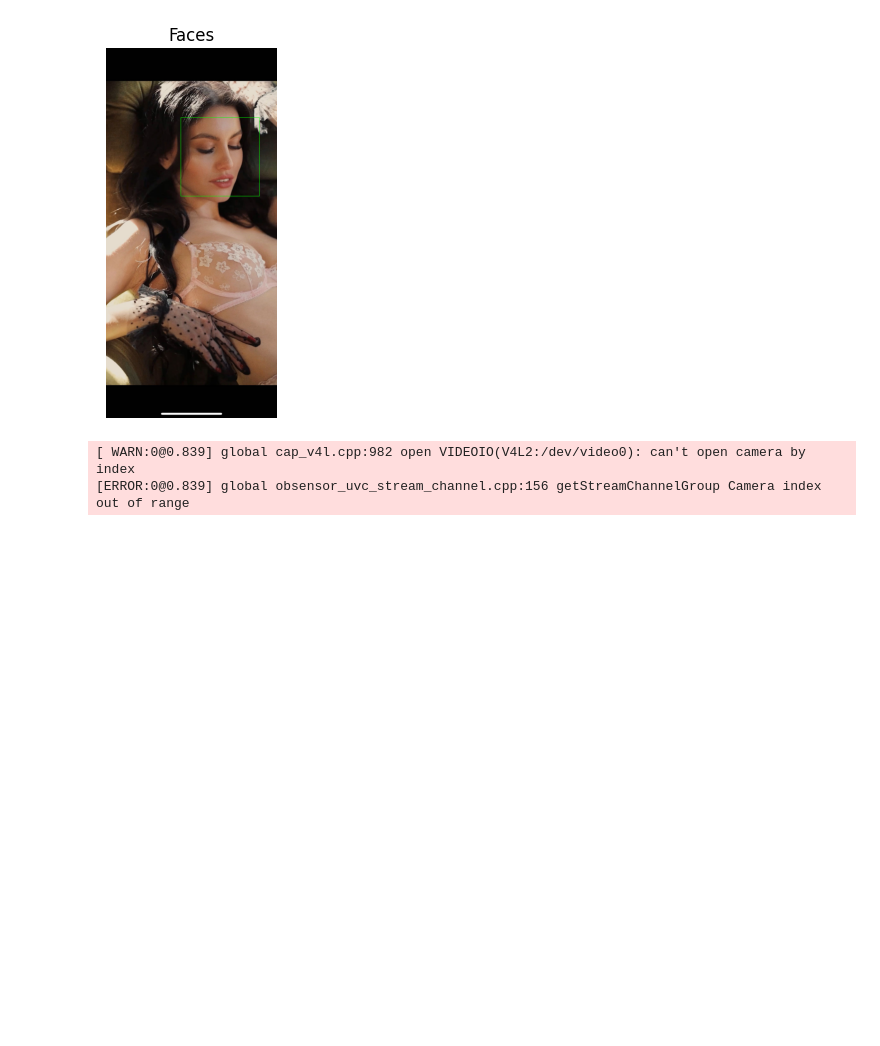
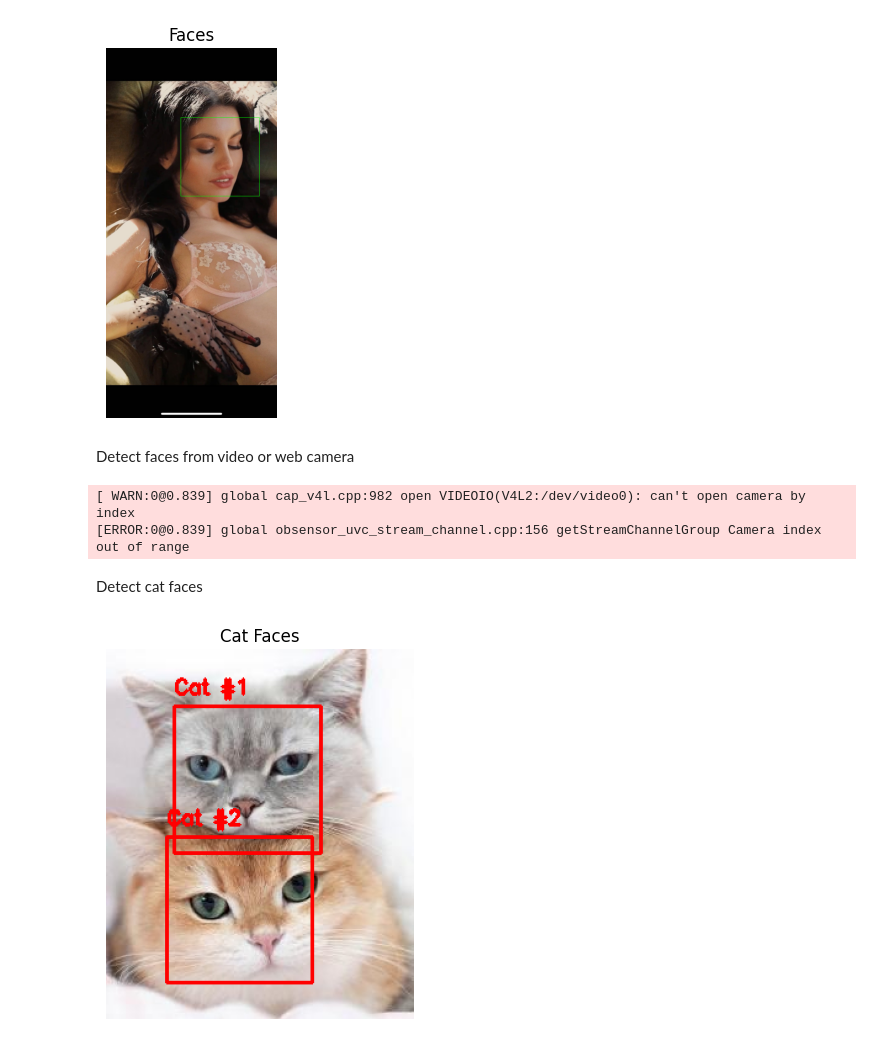
Before and after one commit to hmpippo/Computer-Vision-with-Machine-Learning-Practice, a Jupyter notebook: notebooks/case_study/face_detection/detect_faces.ipynb, the cells around one changed output. Cells and saved outputs as stored; diff of their text form; code cells hidden in the pictures; blank space fills up the shorter version.

```diff
--- a/notebooks/case_study/face_detection/detect_faces.ipynb
+++ b/notebooks/case_study/face_detection/detect_faces.ipynb
@@ -19,10 +20,13 @@ imutils.draw("Faces", image, True)
 # %% [output]
 I found 1 face(s)
 [figure]
+# %% [markdown]
+Detect faces from video or web camera
 # %%
 import cv2
 from facedetector import FaceDetector
 import imutils
+from helper import draw
 
 fd = FaceDetector("cascades/haarcascade_frontalface_default.xml")
 camera = cv2.VideoCapture("video/adrian_face.mov")
@@ -41,7 +45,7 @@ while True:
     for (x, y, w, h) in faceRects:
         cv2.rectangle(frame, (x, y), (x + w, y + h), (0, 255, 0), 2)
 
-    imutils.draw("Faces", frame, True)
+    draw("Faces", frame)
 
     if cv2.waitKey(1) & 0xFF == ord("q"):
         break
@@ -52,3 +56,28 @@ cv2.destroyAllWindows()
 # %% [output]
 [ WARN:0@0.839] global cap_v4l.cpp:982 open VIDEOIO(V4L2:/dev/video0): can't open camera by index
 [ERROR:0@0.839] global obsensor_uvc_stream_channel.cpp:156 getStreamChannelGroup Camera index out of range
+# %% [markdown]
+Detect cat faces
+# %%
+import cv2
+from helper import draw
+
+# load the input image and convert it to grayscale
+image = cv2.imread("images/cat4.jpeg")
+gray = cv2.cvtColor(image, cv2.COLOR_BGR2GRAY)
+
+# load the cat detector Haar cascade, then detect cat faces
+# in the input image
+detector = cv2.CascadeClassifier("cascades/haarcascade_frontalcatface.xml")
+rects = detector.detectMultiScale(gray, scaleFactor=1.3,
+	minNeighbors=10, minSize=(75, 75))
+
+# loop over the cat faces and draw a rectangle surrounding each
+for (i, (x, y, w, h)) in enumerate(rects):
+	cv2.rectangle(image, (x, y), (x + w, y + h), (0, 0, 255), 2)
+	cv2.putText(image, "Cat #{}".format(i + 1), (x, y - 10),
+		cv2.FONT_HERSHEY_SIMPLEX, 0.55, (0, 0, 255), 2)
+
+draw("Cat Faces", image)
+# %% [output]
+[figure, added]
```
Also changed, not shown: parts of 1 cell of this notebook, 31 other files.
